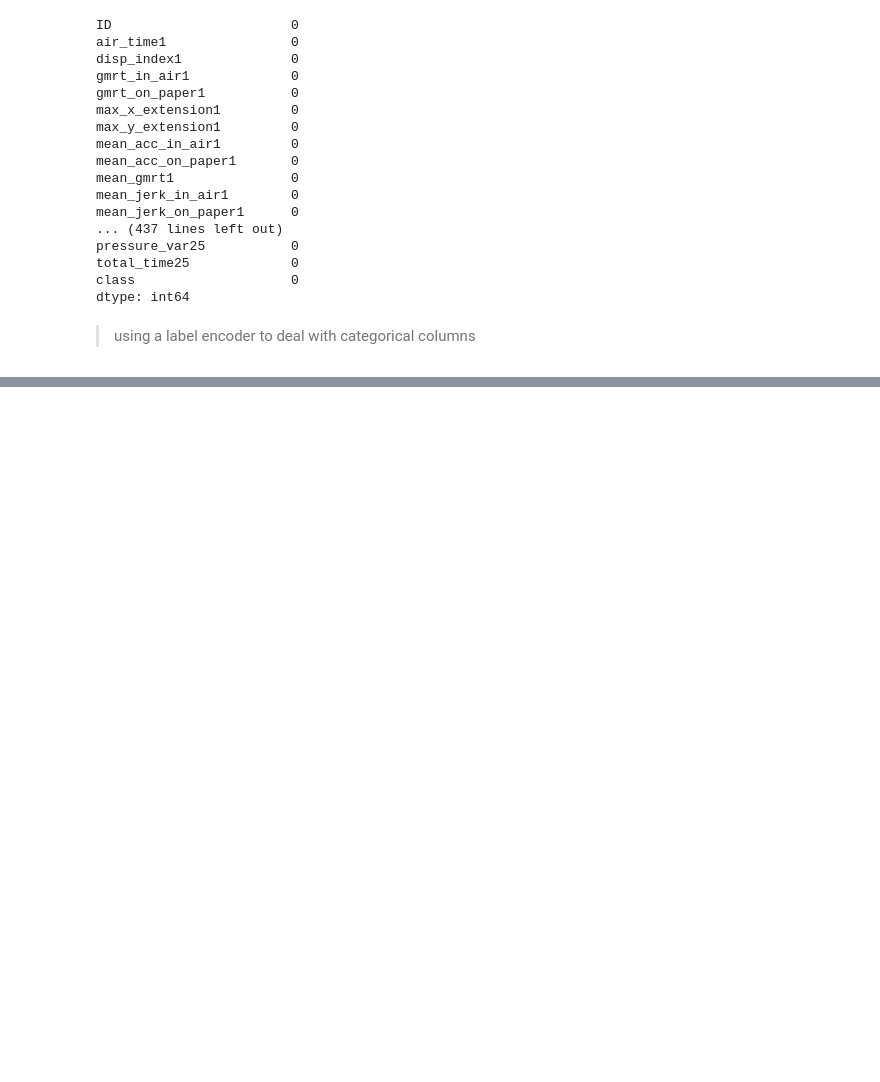
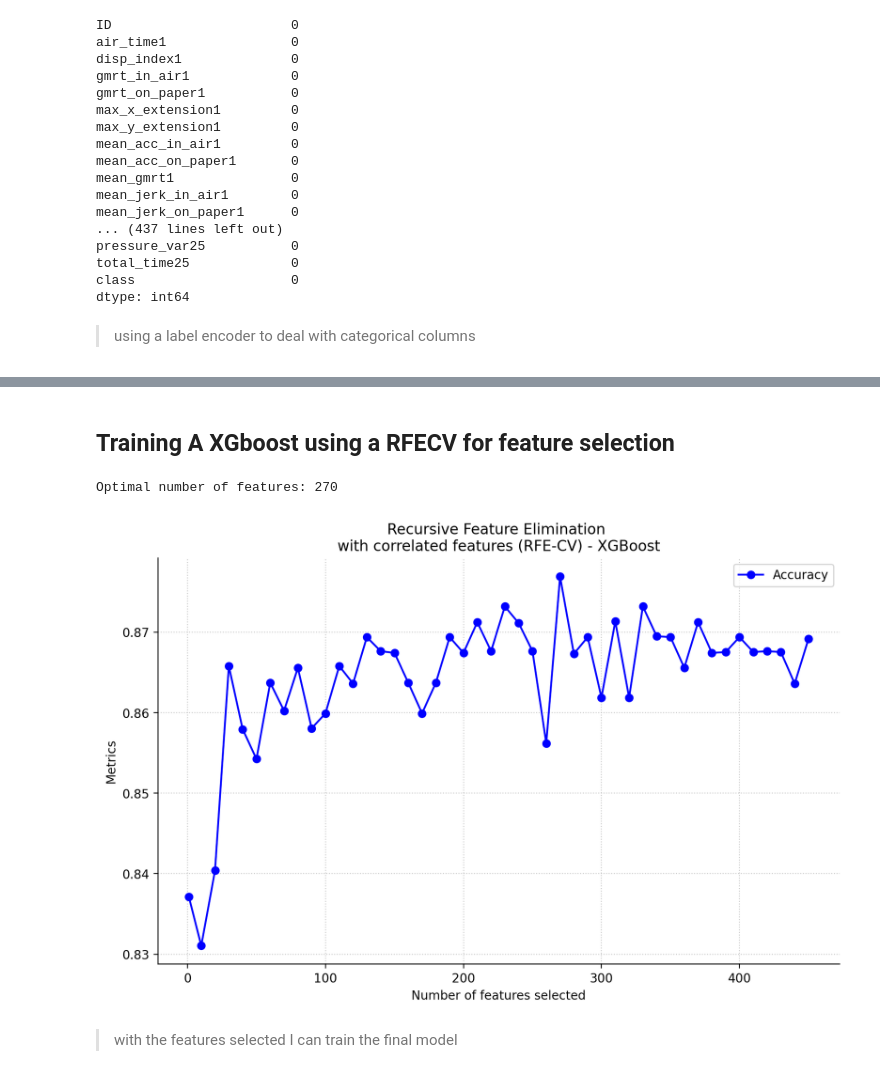
Before and after one commit to sofia-sartori/darwin_ds2, a Jupyter notebook: analysis/analysis.ipynb, the cells around one changed output, grey strips where cells are left out. Drawn from its saved outputs; the diff is of its cells as text; code cells hidden in the pictures; blank space fills up the shorter version.

```diff
--- a/analysis/analysis.ipynb
+++ b/analysis/analysis.ipynb
@@ -91,0 +362,5 @@ for col in categorical_columns:
+# %%
+max_recall = max(recalls)
+max_recall_index = recalls.index(max_recall)
+max_recall_num_features = num_features_list[max_recall_index]
+print(f"Max Recall: {max_recall} with {max_recall_num_features} features")
@@ -91,0 +477,47 @@ for col in categorical_columns:
+# %% [markdown]
+## Training A XGboost using a RFECV for feature selection
+# %%
+bst_rfecv = XGBClassifier(
+    n_estimators=500,
+    max_depth=10,
+    learning_rate=0.05,
+    subsample=0.8,
+    colsample_bytree=0.8,
+    scale_pos_weight=2,
+    min_child_weight=1,
+    gamma=3,
+    reg_lambda=10,
+    reg_alpha=2,
+    objective='binary:logistic',
+    eval_metric='aucpr',
+)
+
+rfecv = RFECV(
+    estimator=bst_rfecv,
+    step=10,
+    cv=cv,
+    scoring="accuracy",
+    min_features_to_select=1,
+    n_jobs=2,
+)
+rfecv.fit(X, y)
+
+print(f"Optimal number of features: {rfecv.n_features_}")
+# %% [output]
+Optimal number of features: 270
+# %%
+cv_results = pd.DataFrame(rfecv.cv_results_)
+
+plt.figure(figsize=(10, 6))
+plt.plot(cv_results['n_features'], cv_results['mean_test_score'], label="Accuracy", marker='o', color='blue')
+
+plt.title("Recursive Feature Elimination \nwith correlated features (RFE-CV) - XGBoost")
+plt.xlabel("Number of features selected")
+plt.ylabel("Metrics")
+plt.legend()
+plt.grid(True)
+plt.show()
+# %% [output]
+[figure, added]
+# %% [markdown]
+> with the features selected I can train the final model
```
Also changed, not shown: parts of 48 cells of this notebook.
